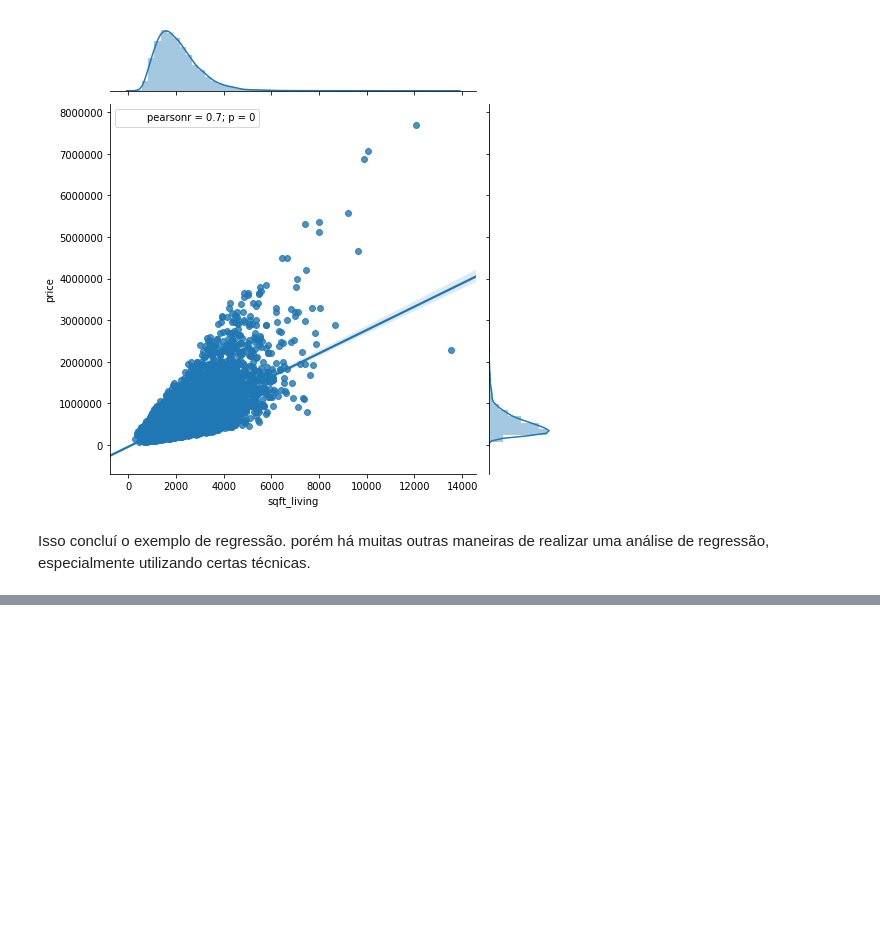
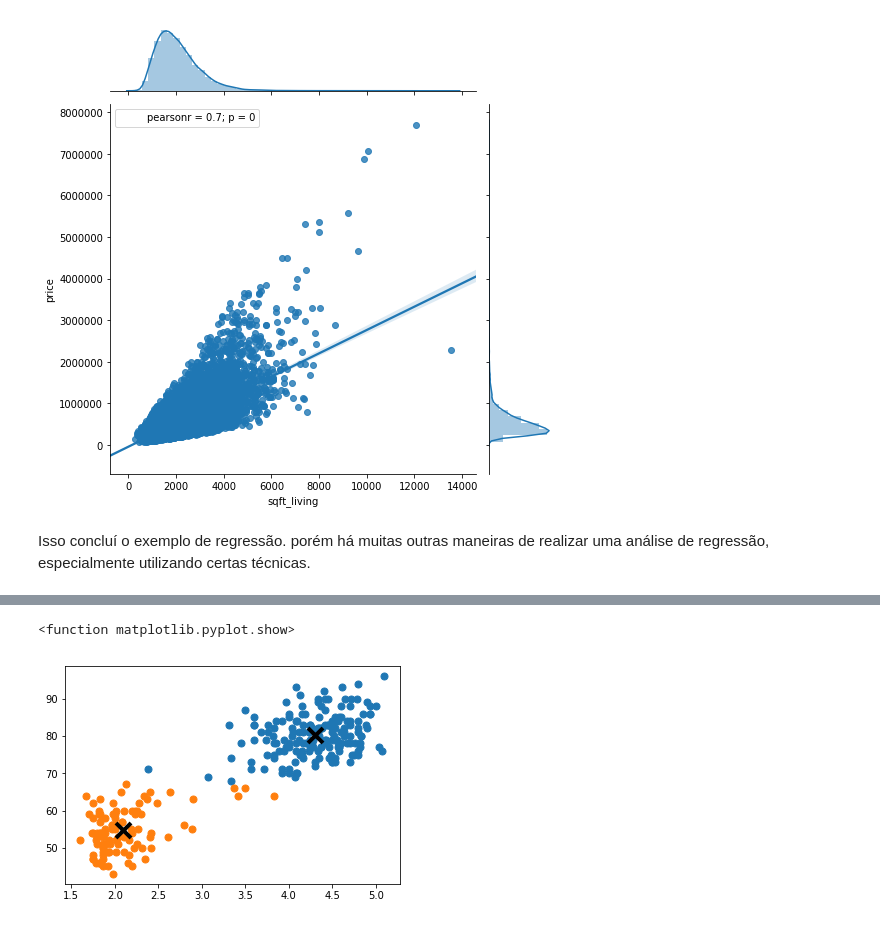
Before and after one commit to AugustoFranco88/DataMining-Regress-o, a Jupyter notebook: Trabalho de BDII - DataMining - Regressao.ipynb, the cells around one changed output, grey strips where cells are left out. Saved outputs shown, nothing was run; the diff lists cells and outputs as text; code cells hidden in the pictures; blank space fills up the shorter version.

```diff
--- a/Trabalho de BDII - DataMining - Regressao.ipynb
+++ b/Trabalho de BDII - DataMining - Regressao.ipynb
@@ -176,0 +247,9 @@ Isso concluí o exemplo de regressão. porém há muitas outras maneiras de real
+# %%
+faith = np.array(faithful)
+
+k = 2
+kmeans = cluster.KMeans(n_clusters=k)
+kmeans.fit(faith)
+
+labels = kmeans.labels_
+centroids = kmeans.cluster_centers_
@@ -176,0 +264,15 @@ Isso concluí o exemplo de regressão. porém há muitas outras maneiras de real
+# %%
+for i in range (k):
+    # seleciona apenas observações de dados etiquetados como label == i
+    ds = faith[np.where(labels==i)]
+    # plota as observações de dados
+    plt.plot(ds[:,0],ds[:,1],'o', markersize=7)
+    #plota os centroides
+    lines = plt.plot(centroids[i,0], centroids[i,1], 'kx')
+    # faz o centroid x ser maior
+    plt.setp(lines,ms=15.0)
+    plt.setp(lines,mew=4.0)
+plt.show
+# %% [output]
+<function matplotlib.pyplot.show>
+[figure, added]
```
Also changed, not shown: parts of 15 cells of this notebook.
